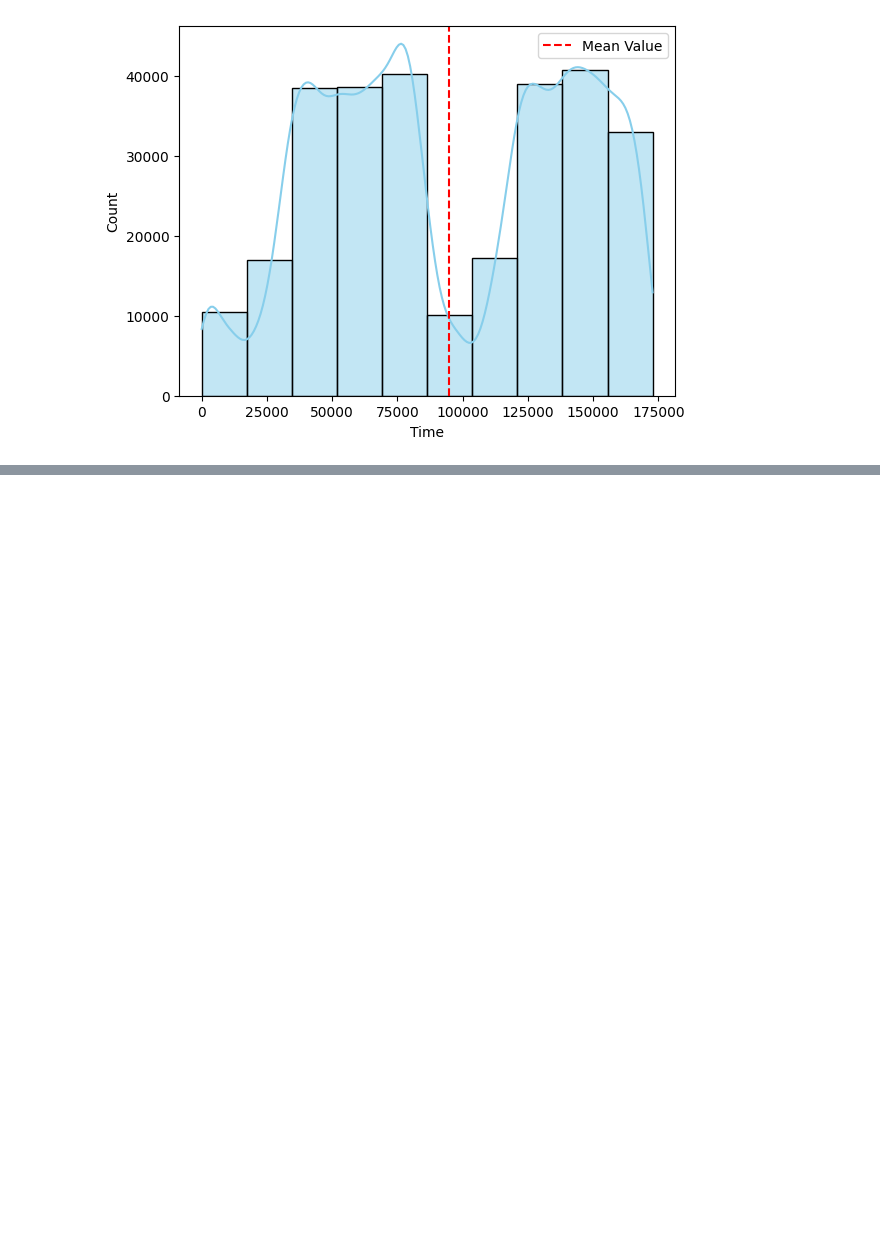
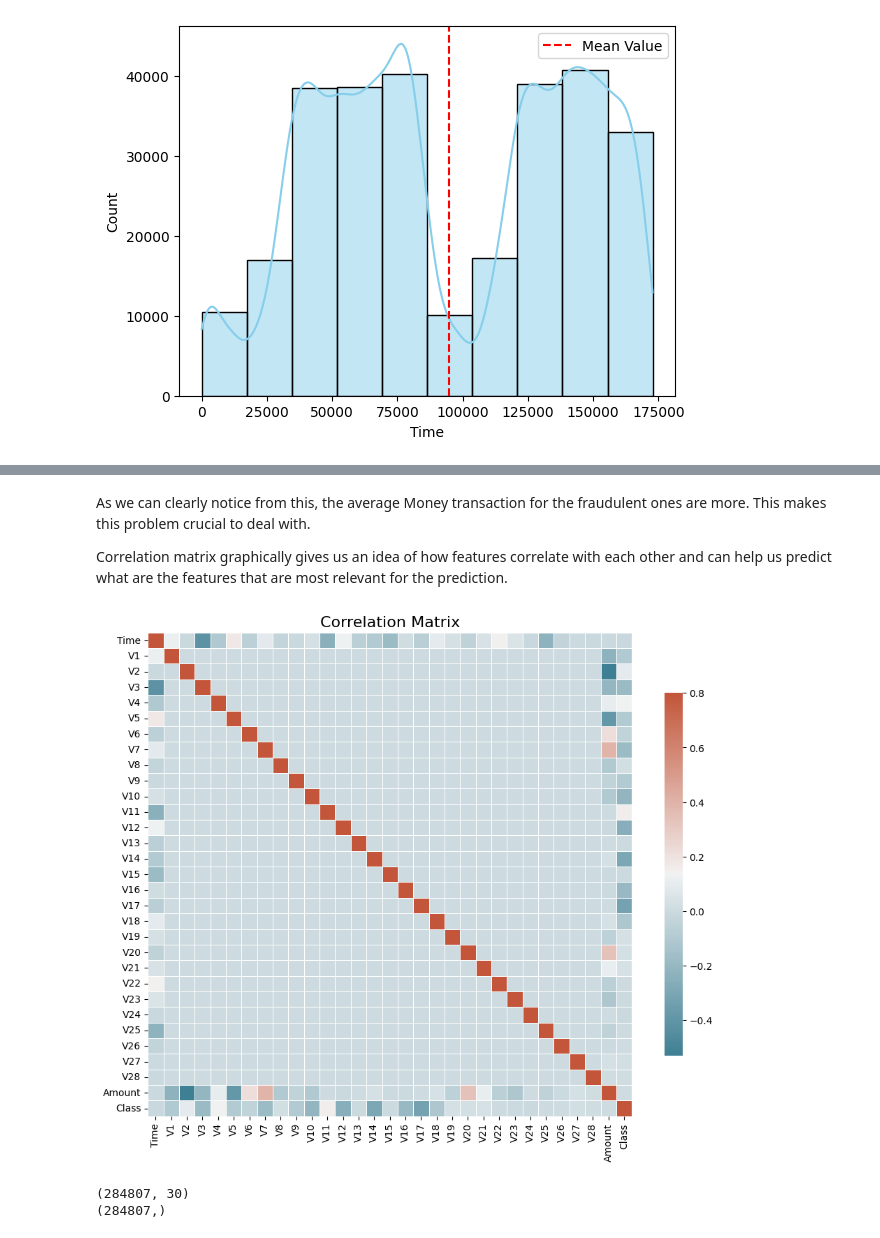
Before and after one commit to Rupesh-132/End-To-End-MLOPs-Credit_Card_Fraud_Detection, a Jupyter notebook: research/credit_card_fraud_detection.ipynb, the cells around one changed output, grey strips where cells are left out. Saved outputs shown, nothing was run; the diff lists cells and outputs as text; code cells hidden in the pictures; blank space fills up the shorter version.

```diff
--- a/research/credit_card_fraud_detection.ipynb
+++ b/research/credit_card_fraud_detection.ipynb
@@ -74,0 +193,41 @@ plt.legend()
+# %% [markdown]
+As we can clearly notice from this, the average Money transaction for the fraudulent ones are more. This makes this problem crucial to deal with.
+
+Correlation matrix graphically gives us an idea of how features correlate with each other and can help us predict what are the features that are most relevant for the prediction.
+# %%
+import seaborn as sns
+import matplotlib.pyplot as plt
+
+# Assuming 'data' is your DataFrame
+
+# Calculate correlation matrix
+corrmat = data.corr()
+
+# Set up the matplotlib figure
+fig, ax = plt.subplots(figsize=(12, 9))
+
+# Choose a diverging color palette for better visibility
+cmap = sns.diverging_palette(220, 20, as_cmap=True)
+
+# Draw the heatmap with better color representation
+sns.heatmap(corrmat, cmap=cmap, vmax=.8, square=True, fmt=".2f", linewidths=0.5, cbar_kws={"shrink": 0.75})
+
+# Set the title
+plt.title("Correlation Matrix", fontsize=16)
+
+# Show the plot
+plt.show()
+# %% [output]
+[figure, added]
+# %%
+#dividing the X and the Y from the dataset
+X=data.drop(["Class"], axis=1)
+Y=data["Class"]
+print(X.shape)
+print(Y.shape)
+#getting just the values for the sake of processing (its a numpy array with no columns)
+X_data=X.values
+Y_data=Y.values
+# %% [output]
+(284807, 30)
+(284807,)
```
Also changed, not shown: parts of 19 cells of this notebook, 9 other files.
